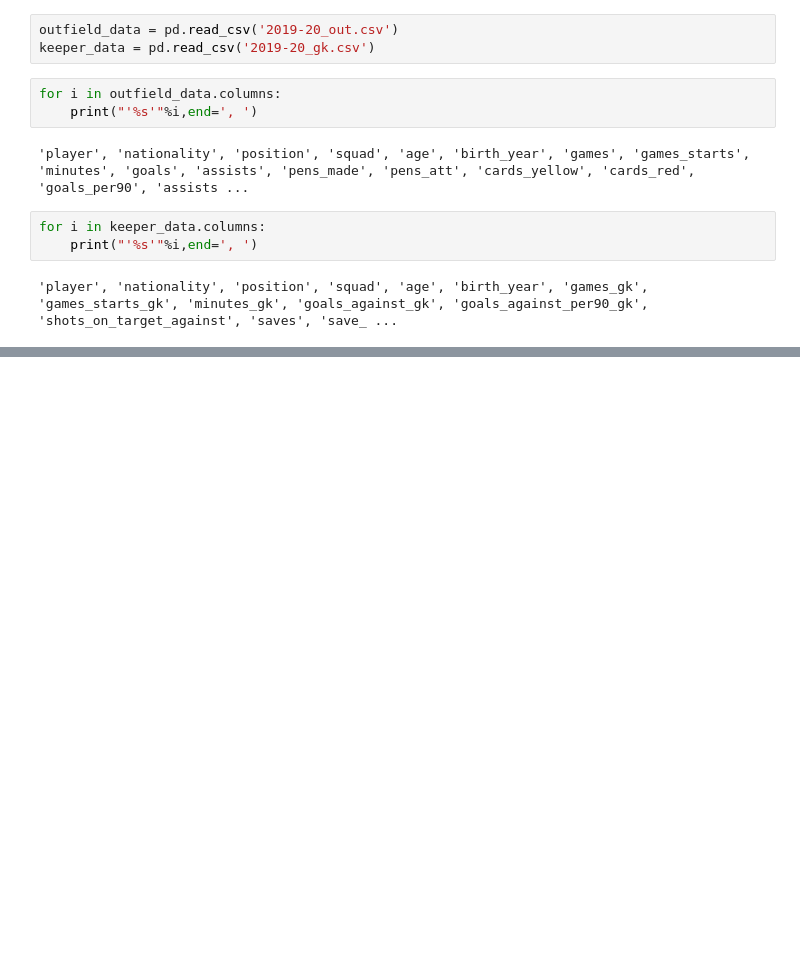
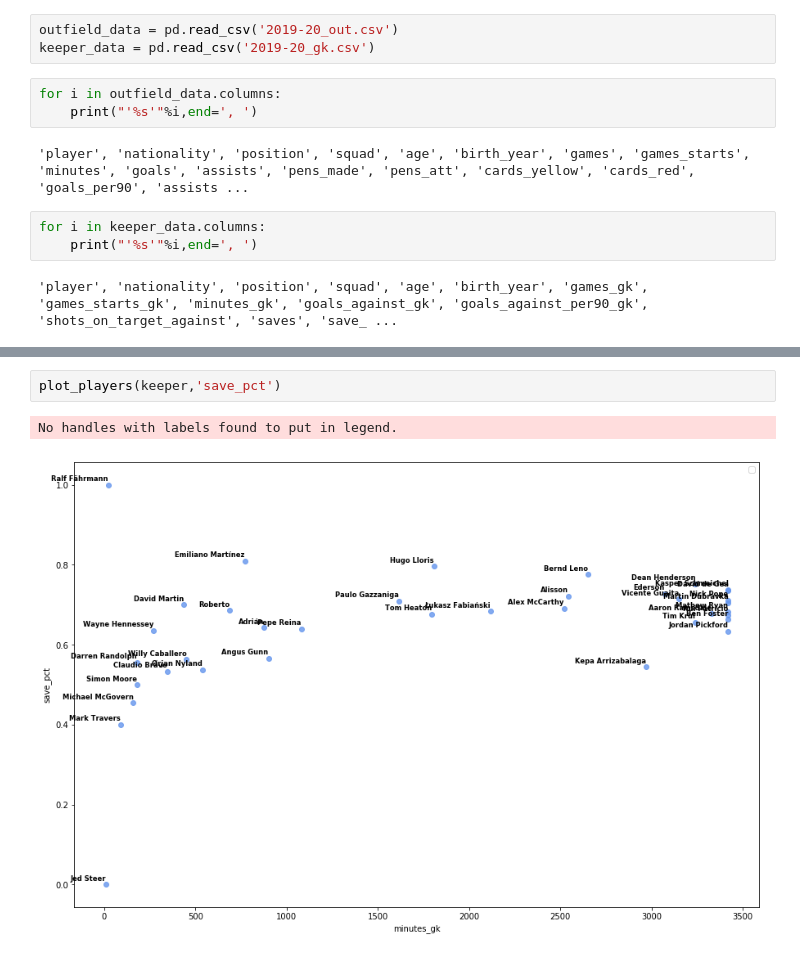
Before and after one commit to sidthakur08/fpl_explore, a Jupyter notebook: explore.ipynb, the cells around one changed output, grey strips where cells are left out. Saved outputs shown, nothing was run; the diff lists cells and outputs as text; blank space fills up the shorter version.

```diff
--- a/explore.ipynb
+++ b/explore.ipynb
@@ -83,0 +98,5 @@ for i in keeper_data.columns:
+# %%
+plot_players(keeper,'save_pct')
+# %% [output]
+No handles with labels found to put in legend.
+[figure, added]
```
Also changed, not shown: parts of 12 cells of this notebook.
